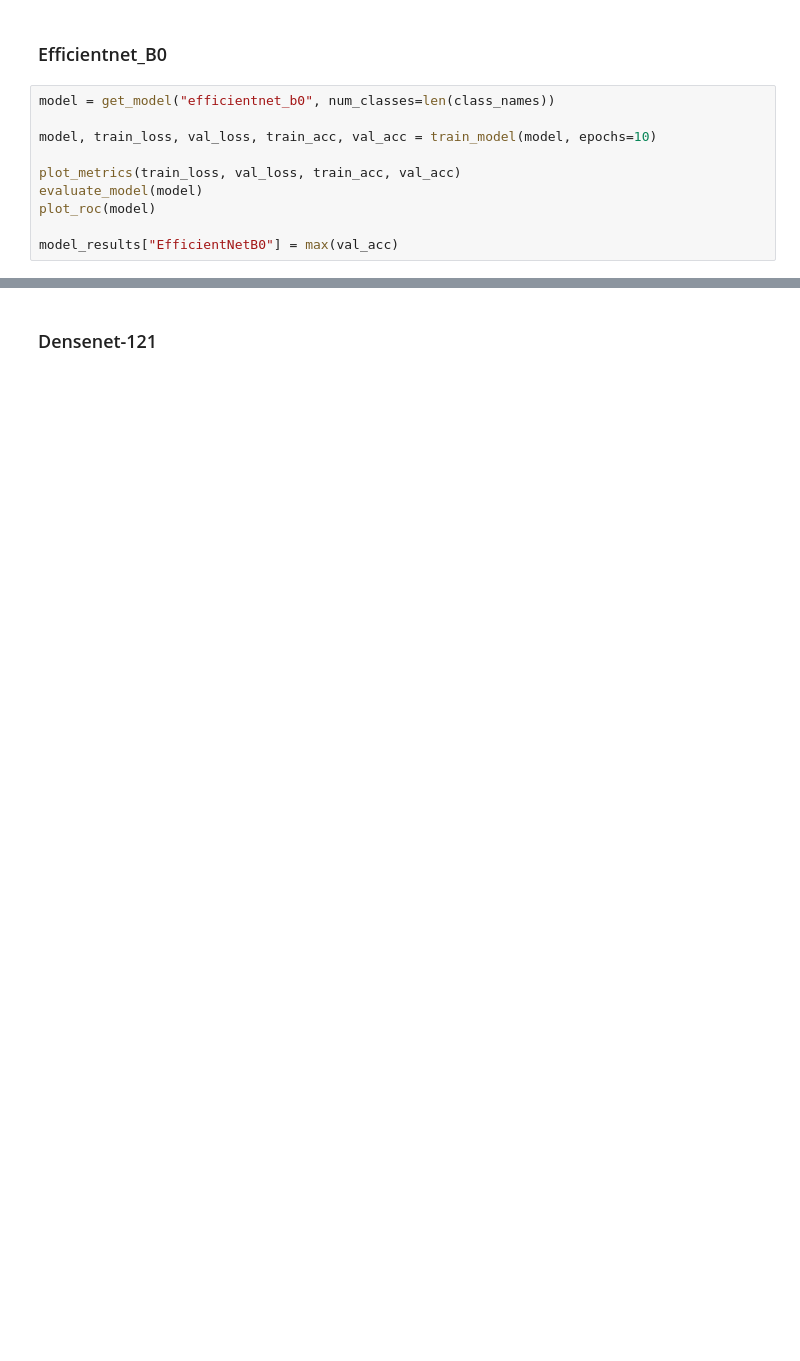
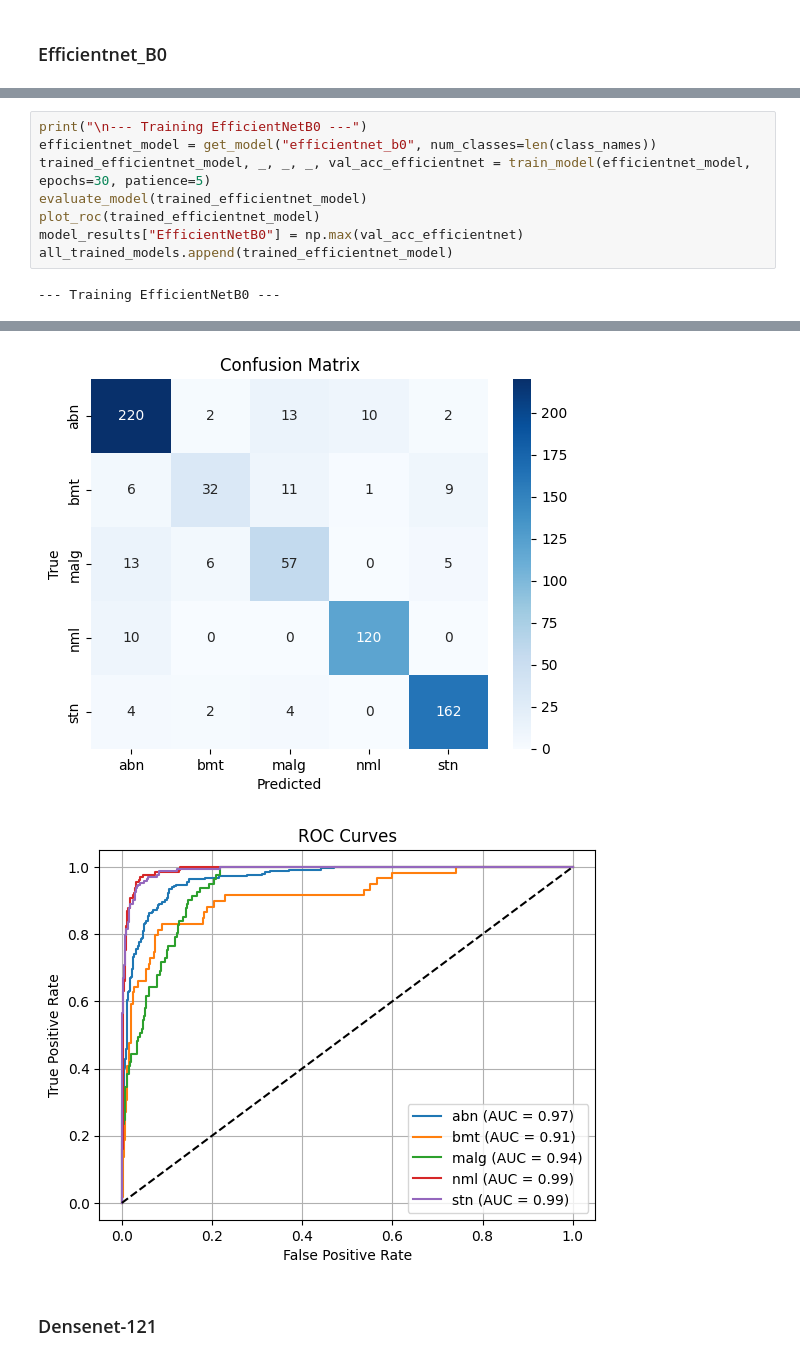
Before and after one commit to Slightsmile/Gallblader-Cancer-Detection-DL, a Jupyter notebook: Gallblader_Cancer.ipynb, the cells around one changed output, grey strips where cells are left out. Drawn from its saved outputs; the diff is of its cells as text; blank space fills up the shorter version.

```diff
--- a/Gallblader_Cancer.ipynb
+++ b/Gallblader_Cancer.ipynb
@@ -232,12 +309,2 @@ weighted avg       0.83      0.84      0.84       689
 # %% [markdown]
 ### Efficientnet_B0
-# %%
-model = get_model("efficientnet_b0", num_classes=len(class_names))
-
-model, train_loss, val_loss, train_acc, val_acc = train_model(model, epochs=10)
-
-plot_metrics(train_loss, val_loss, train_acc, val_acc)
-evaluate_model(model)
-plot_roc(model)
-
-model_results["EfficientNetB0"] = max(val_acc)
@@ -268,0 +311,10 @@ weighted avg       0.84      0.84      0.84       689
+# %%
+print("\n--- Training EfficientNetB0 ---")
+efficientnet_model = get_model("efficientnet_b0", num_classes=len(class_names))
+trained_efficientnet_model, _, _, _, val_acc_efficientnet = train_model(efficientnet_model, epochs=30, patience=5)
+evaluate_model(trained_efficientnet_model)
+plot_roc(trained_efficientnet_model)
+model_results["EfficientNetB0"] = np.max(val_acc_efficientnet)
+all_trained_models.append(trained_efficientnet_model)
+# %% [output]
+--- Training EfficientNetB0 ---
@@ -269,2 +339,4 @@ weighted avg       0.84      0.84      0.84       689
+[figure, added]
+[figure, added]
 # %% [markdown]
 ### Densenet-121
```
Also changed, not shown: parts of 29 cells of this notebook.
